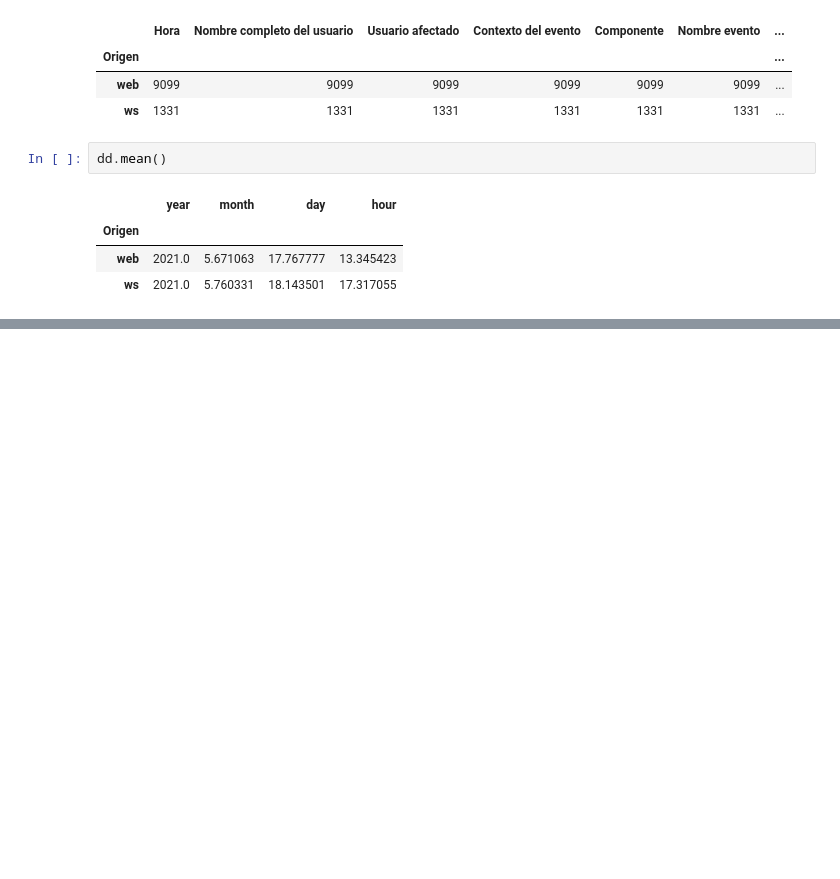
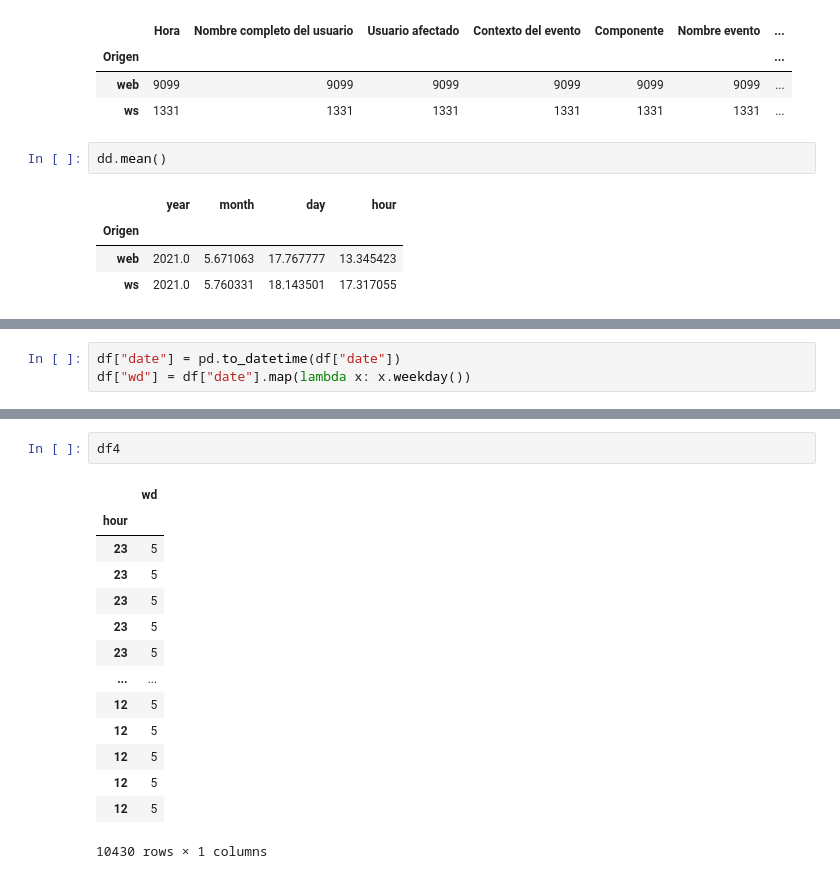
Before and after one commit to ravellom/moodle-py, a Jupyter notebook: moodle-py-jupyter.ipynb, the cells around one changed output, grey strips where cells are left out. Drawn from its saved outputs; the diff is of its cells as text; blank space fills up the shorter version.

```diff
--- a/moodle-py-jupyter.ipynb
+++ b/moodle-py-jupyter.ipynb
@@ -200,0 +263,3 @@ dd.mean()
+# %%
+df["date"] = pd.to_datetime(df["date"])
+df["wd"] = df["date"].map(lambda x: x.weekday())
@@ -200,0 +277,17 @@ dd.mean()
+# %%
+df4
+# %% [output]
+|  | wd |
+| hour |  |
+| 23 | 5 |
+| 23 | 5 |
+| 23 | 5 |
+| 23 | 5 |
+| 23 | 5 |
+| ... | ... |
+| 12 | 5 |
+| 12 | 5 |
+| 12 | 5 |
+| 12 | 5 |
+| 12 | 5 |
+10430 rows × 1 columns
```
Also changed, not shown: parts of 6 cells of this notebook, 3 other files.
